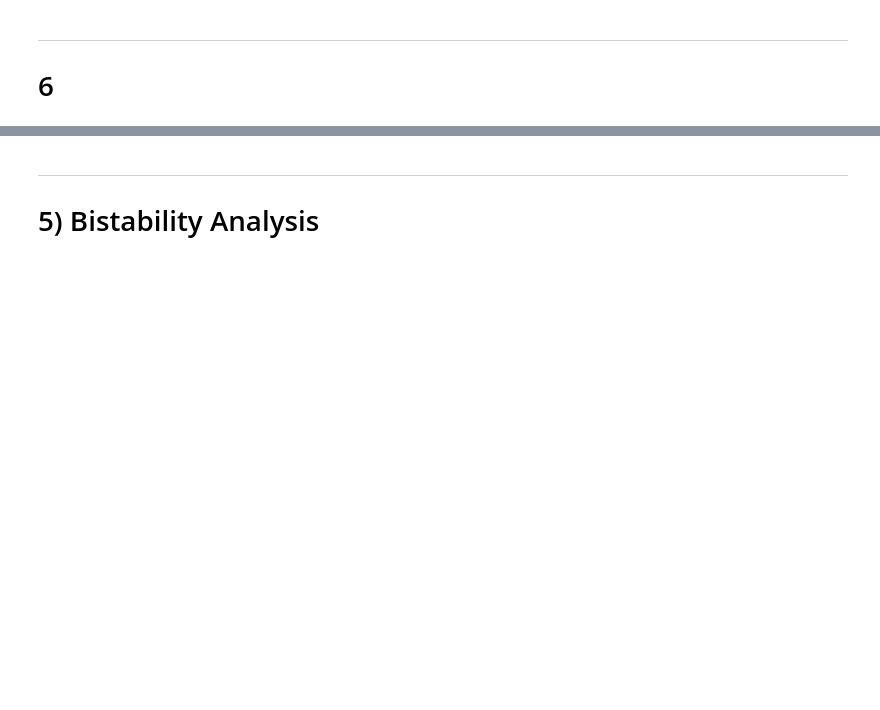
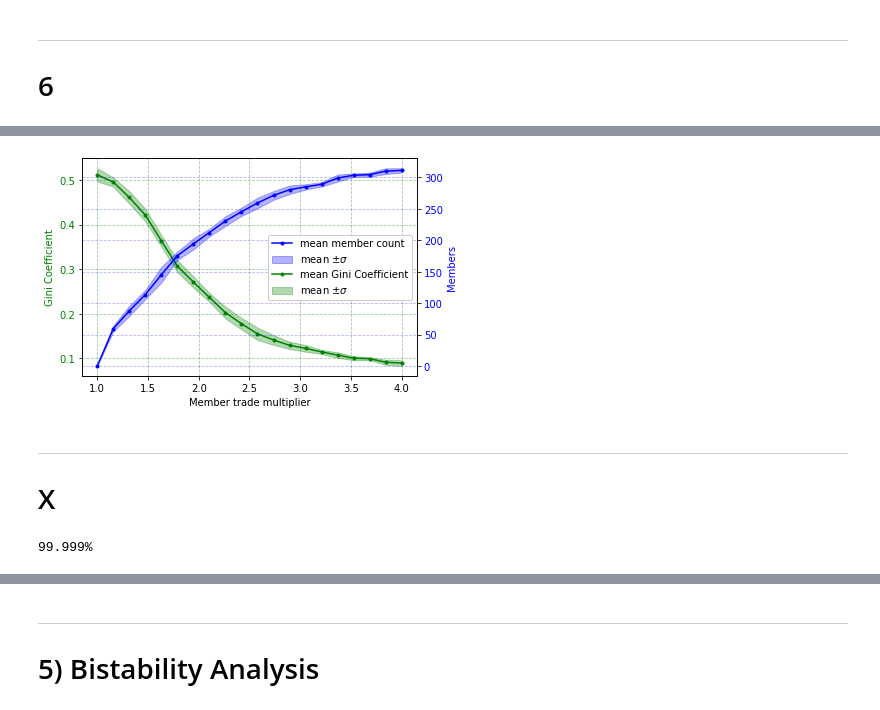
Before and after one commit to charelF/ABM, a Jupyter notebook: model/test.ipynb, the cells around one changed output, grey strips where cells are left out. Drawn from its saved outputs; the diff is of its cells as text; code cells hidden in the pictures; blank space fills up the shorter version.

```diff
--- a/model/test.ipynb
+++ b/model/test.ipynb
@@ -299,0 +369,57 @@ plt.show()
+# %%
+mean = np.mean(data, axis=1)
+std = np.std(data, axis=1)
+
+fig, ax2 = plt.subplots(figsize=(6, 4))
+ax1 = ax2.twinx()
+l1, = ax1.plot(x, mean[:,0], ".-", label="mean member count", color="blue")
+l2 = ax1.fill_between(x, mean[:,0]+std[:,0], mean[:,0]-std[:,0], alpha=0.3, color="blue", label="mean $\pm\sigma$")
+l3, = ax2.plot(x, mean[:,9], ".-", color="green", label="mean Gini Coefficient")
+l4 = ax2.fill_between(x, mean[:,9]+std[:,9], mean[:,9]-std[:,9], alpha=0.3, color="green", label="mean $\pm\sigma$")
+plt.legend()
+ax1.grid(color="blue", linestyle="--", alpha=0.3, zorder=0)
+ax1.set_ylabel("Members", color="blue")
+ax2.set_xlabel("Member trade multiplier", color="black")
+ax1.tick_params(axis='y', labelcolor="blue")
+
+ax2.grid(color="green", linestyle="--", alpha=0.4, zorder=0, which="both")
+ax2.set_ylabel("Gini Coefficient", color="green")
+ax2.tick_params(axis='y', labelcolor="green")
+lines = [l1, l2, l3, l4]
+ax1.legend(lines, [l.get_label() for l in lines], facecolor="white", framealpha=1, loc=7)
+# plt.savefig("../img/gini_vs_members_member_trade_multiplier.png", dpi=300)
+plt.show()
+# %% [output]
+[figure, added]
+# %% [markdown]
+---
+# X
+# %%
+x = np.linspace(0.1, 4, 20)
+sims = 10
+steps = 500
+
+data = np.zeros((len(x), sims, 11))
+
+for i, STD in enumerate(x):
+    for k in range(sims):
+        model = RegionModel(
+            international_trade = True
+            ,efficiency_stdev = STD
+            ,eu_tax = 0.1
+            ,neighbor_influence = 0.05
+            ,tax_influence = 0.1
+            ,member_trade_multiplier = 2
+            ,benefit_distribution = 0.95
+        )
+        for l in range(steps):
+            clear_output(wait=True)
+            percentage = i*sims*steps + k*steps + l
+            print("{:.3f}%".format(percentage*100/(len(x)*sims*steps)))
+            model.step()
+        model.compute_statistics()
+        model.datacollector.collect(model)
+        # print("{:.1f}%".format((((i)*len(columns))+(j+1))*100/(len(columns)*len(rows))))
+        data[i,k] = model.datacollector.get_model_vars_dataframe()
+# %% [output]
+99.999%
```
Also changed, not shown: parts of 13 cells of this notebook, 13 other files.
